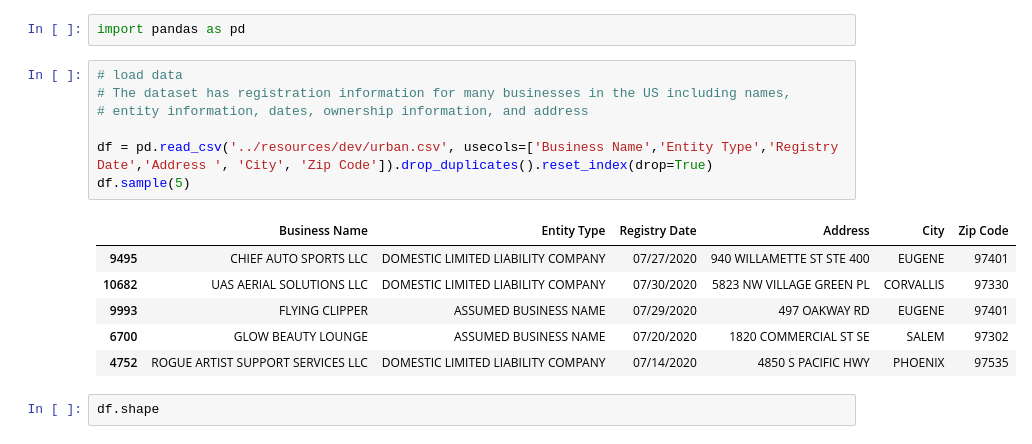
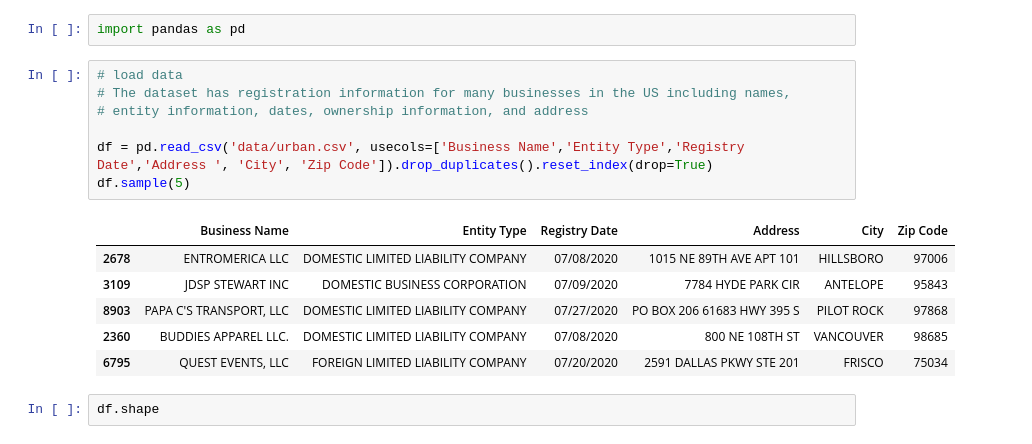
Before and after one commit to VIDA-NYU/openclean-pattern, a Jupyter notebook: examples/Businesses - Type Resolution Tutorial.ipynb, the cells around one changed output. Saved outputs shown, nothing was run; the diff lists cells and outputs as text.

```diff
--- a/examples/Businesses - Type Resolution Tutorial.ipynb
+++ b/examples/Businesses - Type Resolution Tutorial.ipynb
@@ -12,17 +12,17 @@ import pandas as pd
 # %%
 # load data
 # The dataset has registration information for many businesses in the US including names,
 # entity information, dates, ownership information, and address
 
-df = pd.read_csv('../resources/dev/urban.csv', usecols=['Business Name','Entity Type','Registry Date','Address ', 'City', 'Zip Code']).drop_duplicates().reset_index(drop=True)
+df = pd.read_csv('data/urban.csv', usecols=['Business Name','Entity Type','Registry Date','Address ', 'City', 'Zip Code']).drop_duplicates().reset_index(drop=True)
 df.sample(5)
 # %% [output]
 |  | Business Name | Entity Type | Registry Date | Address | City | Zip Code |
-| 9495 | CHIEF AUTO SPORTS LLC | DOMESTIC LIMITED LIABILITY COMPANY | 07/27/2020 | 940 WILLAMETTE ST STE 400 | EUGENE | 97401 |
-| 10682 | UAS AERIAL SOLUTIONS LLC | DOMESTIC LIMITED LIABILITY COMPANY | 07/30/2020 | 5823 NW VILLAGE GREEN PL | CORVALLIS | 97330 |
-| 9993 | FLYING CLIPPER | ASSUMED BUSINESS NAME | 07/29/2020 | 497 OAKWAY RD | EUGENE | 97401 |
-| 6700 | GLOW BEAUTY LOUNGE | ASSUMED BUSINESS NAME | 07/20/2020 | 1820 COMMERCIAL ST SE | SALEM | 97302 |
-| 4752 | ROGUE ARTIST SUPPORT SERVICES LLC | DOMESTIC LIMITED LIABILITY COMPANY | 07/14/2020 | 4850 S PACIFIC HWY | PHOENIX | 97535 |
+| 2678 | ENTROMERICA LLC | DOMESTIC LIMITED LIABILITY COMPANY | 07/08/2020 | 1015 NE 89TH AVE APT 101 | HILLSBORO | 97006 |
+| 3109 | JDSP STEWART INC | DOMESTIC BUSINESS CORPORATION | 07/09/2020 | 7784 HYDE PARK CIR | ANTELOPE | 95843 |
+| 8903 | PAPA C'S TRANSPORT, LLC | DOMESTIC LIMITED LIABILITY COMPANY | 07/27/2020 | PO BOX 206 61683 HWY 395 S | PILOT ROCK | 97868 |
+| 2360 | BUDDIES APPAREL LLC. | DOMESTIC LIMITED LIABILITY COMPANY | 07/08/2020 | 800 NE 108TH ST | VANCOUVER | 98685 |
+| 6795 | QUEST EVENTS, LLC | FOREIGN LIMITED LIABILITY COMPANY | 07/20/2020 | 2591 DALLAS PKWY STE 201 | FRISCO | 75034 |
 # %%
 df.shape
 # %% [output]
```
Also changed, not shown: parts of 6 cells of this notebook, 4 other files.
